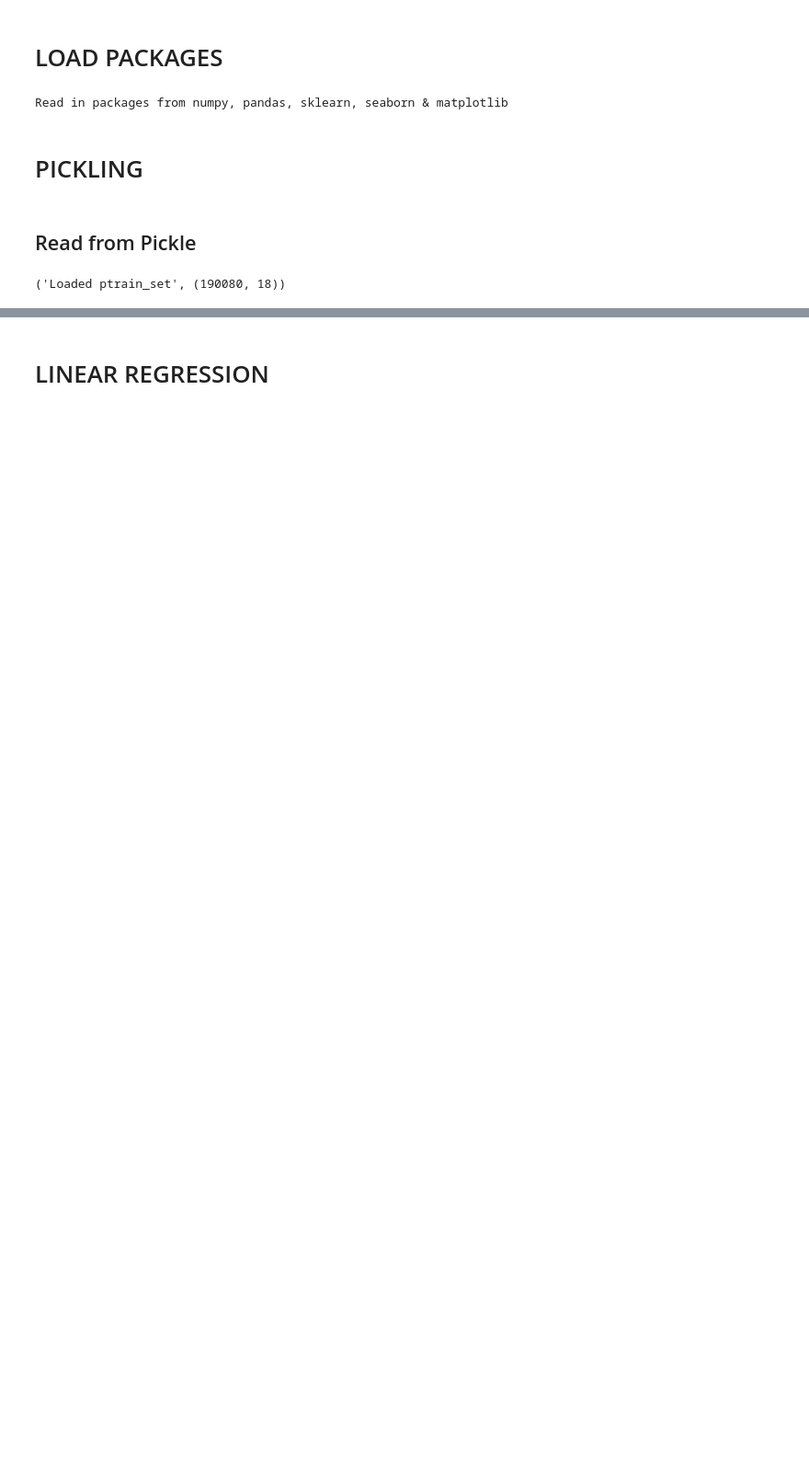
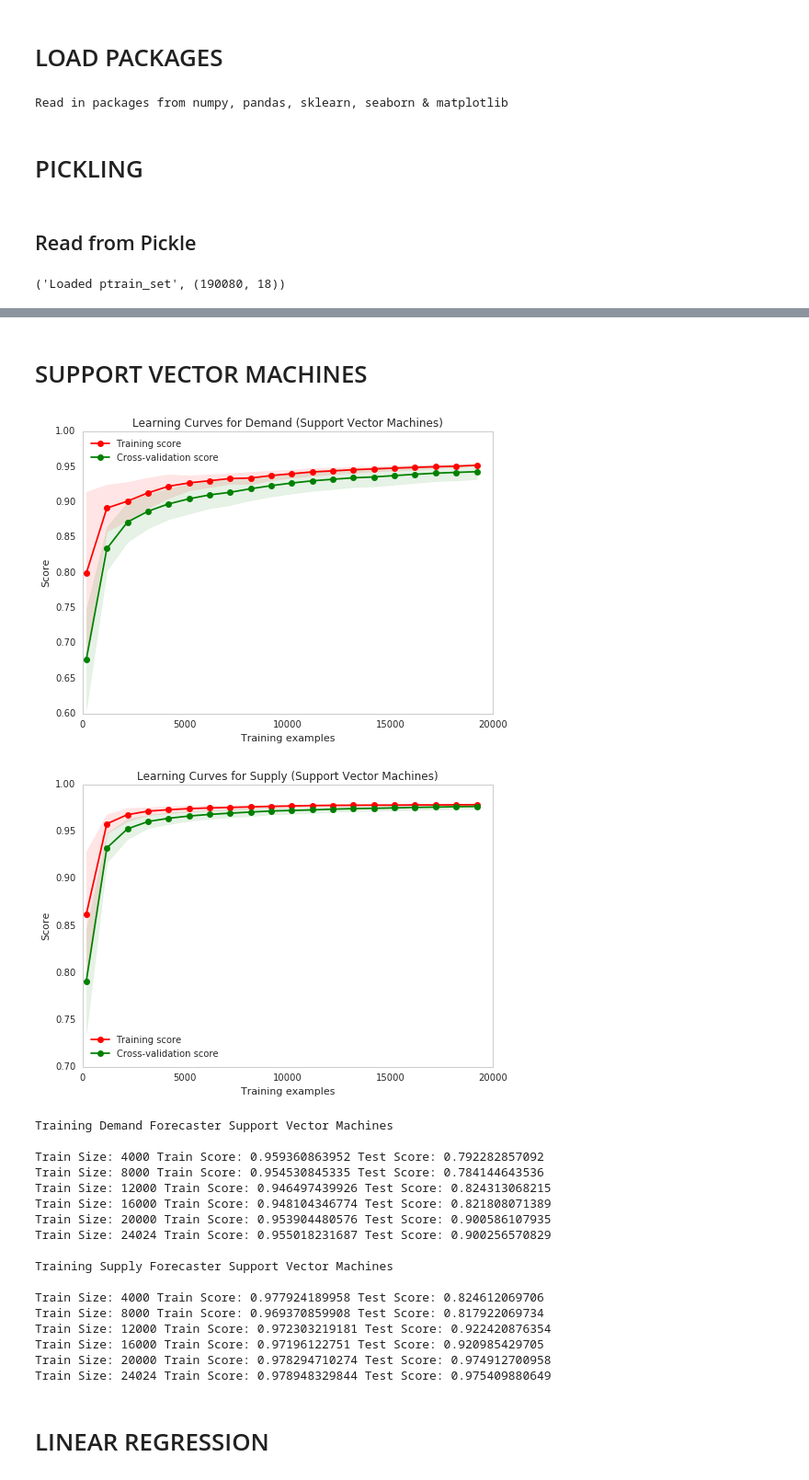
Before and after one commit to rvishakh/udacity, a Jupyter notebook: MLND/capstone/didi/fit.ipynb, the cells around one changed output, grey strips where cells are left out. Shown: that part at 92% size. Cells and saved outputs as stored; diff of their text form; code cells hidden in the pictures; blank space fills up the shorter version.

```diff
--- a/MLND/capstone/didi/fit.ipynb
+++ b/MLND/capstone/didi/fit.ipynb
@@ -263,2 +575,34 @@ Automatically created module for IPython interactive environment
+# %% [markdown]
+# SUPPORT VECTOR MACHINES
+# %%
+from sklearn.svm import SVR
+
+# Linear Regression defaults to R^2 score
+generate_learningcurves(rX_train=rX_train, ry_train=ry_train, aX_train=aX_train, ay_train=ay_train,
+                        alg_func=SVR(), alg_name="Support Vector Machines")
+
+generate_traintestscores(rX_train=rX_train, ry_train=ry_train, aX_train=aX_train, ay_train=ay_train,
+                         rX_test=rX_test, ry_test=ry_test, aX_test=aX_test, ay_test=ay_test,
+                         alg_func=SVR(), alg_name="Support Vector Machines")
+# %% [output]
+[figure, added]
+[figure, added]
+Training Demand Forecaster Support Vector Machines
+
+Train Size: 4000 Train Score: 0.959360863952 Test Score: 0.792282857092
+Train Size: 8000 Train Score: 0.954530845335 Test Score: 0.784144643536
+Train Size: 12000 Train Score: 0.946497439926 Test Score: 0.824313068215
+Train Size: 16000 Train Score: 0.948104346774 Test Score: 0.821808071389
+Train Size: 20000 Train Score: 0.953904480576 Test Score: 0.900586107935
+Train Size: 24024 Train Score: 0.955018231687 Test Score: 0.900256570829
+
+Training Supply Forecaster Support Vector Machines
+
+Train Size: 4000 Train Score: 0.977924189958 Test Score: 0.824612069706
+Train Size: 8000 Train Score: 0.969370859908 Test Score: 0.817922069734
+Train Size: 12000 Train Score: 0.972303219181 Test Score: 0.922420876354
+Train Size: 16000 Train Score: 0.97196122751 Test Score: 0.920985429705
+Train Size: 20000 Train Score: 0.978294710274 Test Score: 0.974912700958
+Train Size: 24024 Train Score: 0.978948329844 Test Score: 0.975409880649
 # %% [markdown]
 # LINEAR REGRESSION
```
Also changed, not shown: parts of 44 cells of this notebook.
